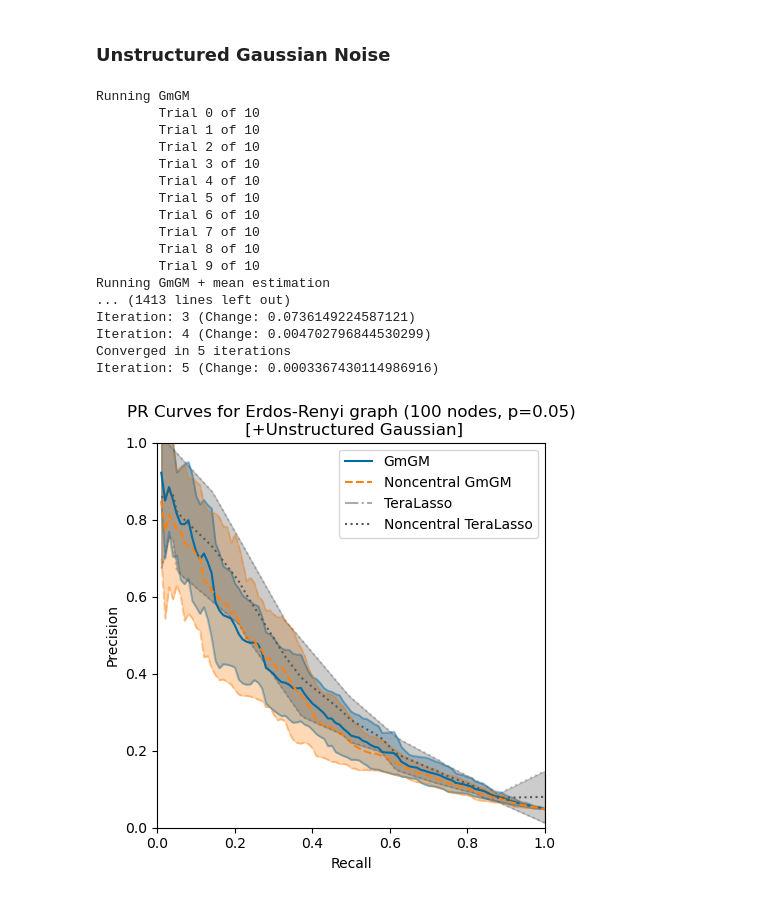
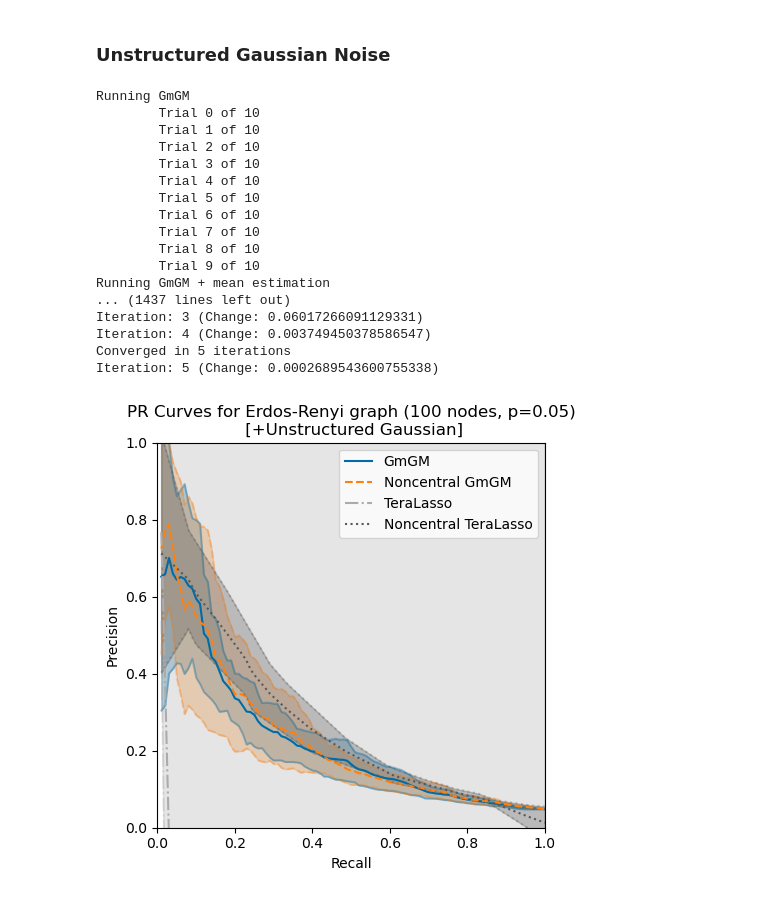
Before and after one commit to BaileyAndrew/Noncentral-KS-Normal, a Jupyter notebook: synthetic-data-test-er.ipynb, the cells around one changed output. Drawn from its saved outputs; the diff is of its cells as text; code cells hidden in the pictures.

```diff
--- a/synthetic-data-test-er.ipynb
+++ b/synthetic-data-test-er.ipynb
@@ -613,7 +613,8 @@ num_nodes = 100
 graph = ig.Graph.Erdos_Renyi(n=num_nodes, p=0.05)
 
 def total_offset(x):
-    x = x + np.random.poisson(10, x.shape) / 100
+    # Variance ~ 0.05
+    x = x + np.random.poisson(10, x.shape) / 14
     return x
 
 fig, axs = precision_test(
@@ -664,35 +648,36 @@ Iteration: 5 (Change: 0.000481608877423997)
 # %%
 # Create a random graph
 num_nodes = 100
 graph = ig.Graph.Erdos_Renyi(n=num_nodes, p=0.05)
 
 def total_offset(x):
-    x = x + np.random.normal(0, 10, x.shape) / 100
+    # i.e. variance = 0.05
+    x = x + np.random.normal(0, np.sqrt(10), x.shape) / 14
     return x
 
 fig, axs = precision_test(
     num_nodes,
     graph,
     total_offset,
     title="+Unstructured Gaussian"
 )
 fig.savefig('./out-figs/synthetic/unstructured-gaussian-offset-er.pdf', bbox_inches="tight")
 # %% [output]
 Running GmGM
         Trial 0 of 10
         Trial 1 of 10
         Trial 2 of 10
         Trial 3 of 10
         Trial 4 of 10
         Trial 5 of 10
         Trial 6 of 10
         Trial 7 of 10
         Trial 8 of 10
         Trial 9 of 10
 Running GmGM + mean estimation
-... (1413 lines left out)
-Iteration: 3 (Change: 0.0736149224587121)
-Iteration: 4 (Change: 0.004702796844530299)
+... (1437 lines left out)
+Iteration: 3 (Change: 0.06017266091129331)
+Iteration: 4 (Change: 0.003749450378586547)
 Converged in 5 iterations
-Iteration: 5 (Change: 0.0003367430114986916)
+Iteration: 5 (Change: 0.0002689543600755338)
-[figure, old version]
+[figure, new version]
```
Also changed, not shown: parts of 1 cell of this notebook, 5 other files.
